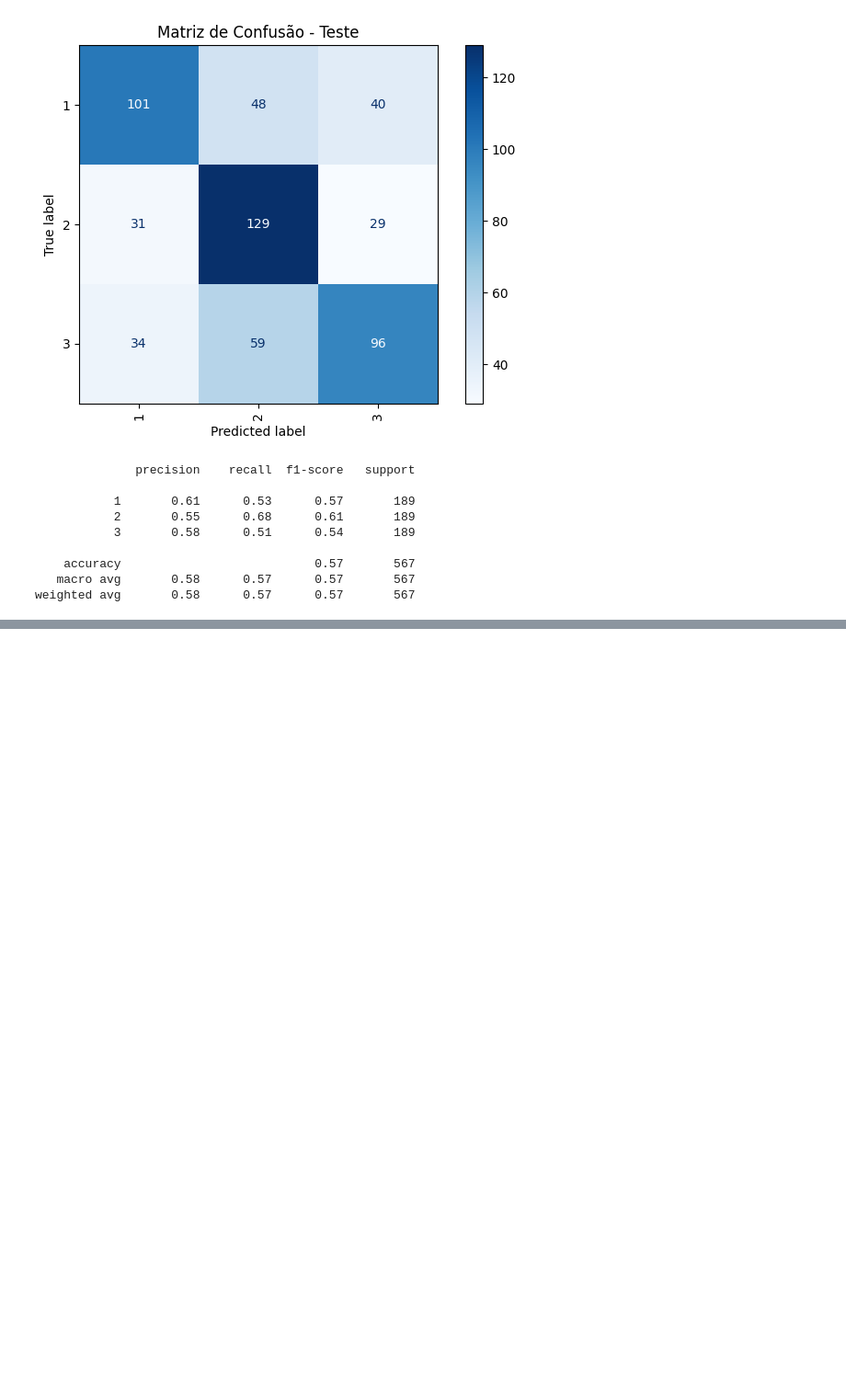
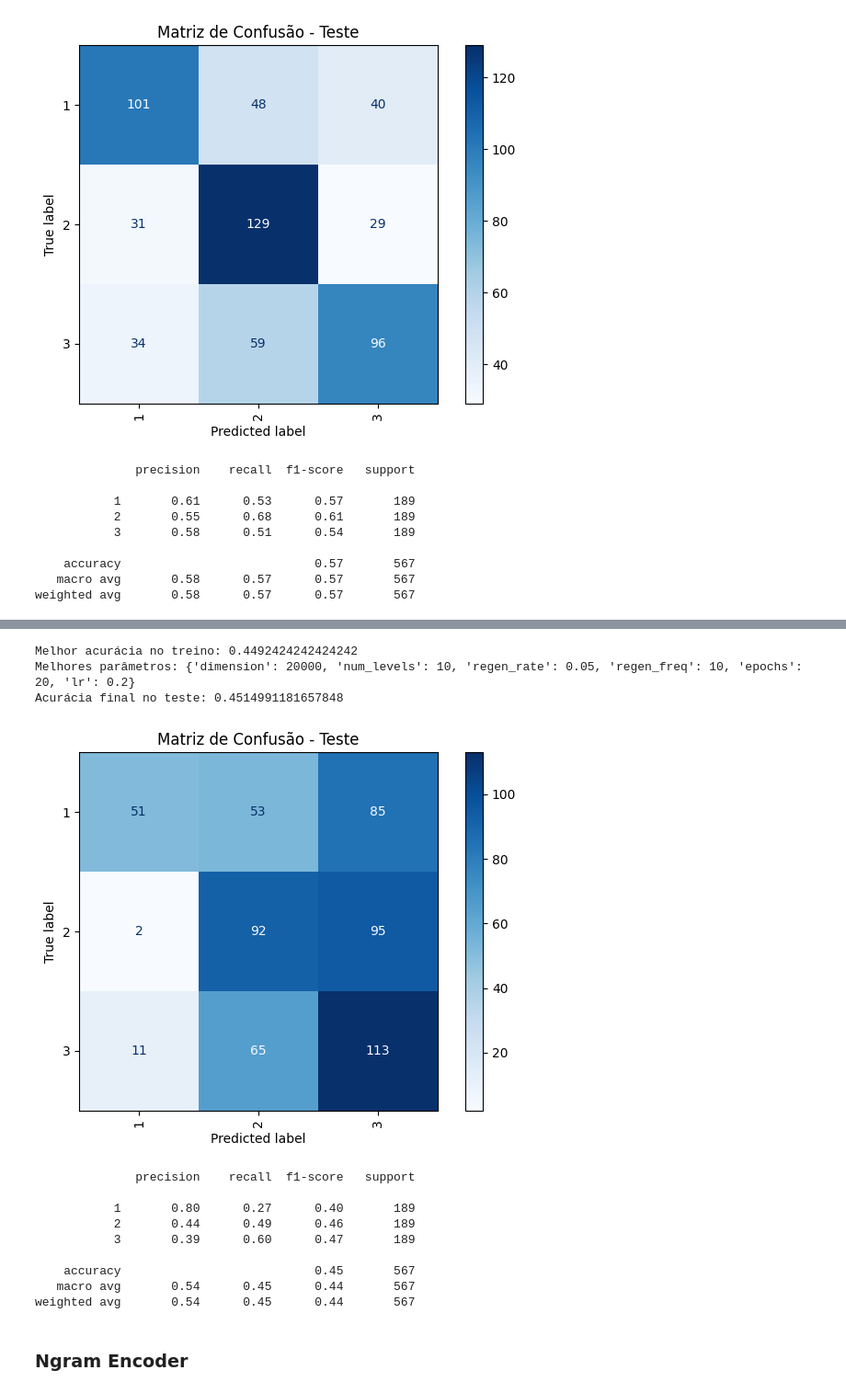
Before and after one commit to Camila-Ferr/Wizard_Green_AI, a Jupyter notebook: notebooks/Dataset2.ipynb, the cells around one changed output, grey strips where cells are left out. Shown: that part at 92% size. Cells and saved outputs as stored; diff of their text form; code cells hidden in the pictures; blank space fills up the shorter version.

```diff
--- a/notebooks/Dataset2.ipynb
+++ b/notebooks/Dataset2.ipynb
@@ -313,0 +378,18 @@ weighted avg       0.58      0.57      0.57       567
+# %%
+with torch.no_grad():
+    X_train_tensor_1 = torch.tensor(X_train_df.values, dtype=torch.float32).to(device)
+    X_test_tensor_1 = torch.tensor(X_test_df.values, dtype=torch.float32).to(device)
+
+    X_train_hv_1 = MAPTensor(encoder_1(X_train_tensor_1)).float()
+    X_test_hv_1 = MAPTensor(encoder_1(X_test_tensor_1)).float()
+
+# Executa busca pelos melhores hiperparâmetros
+best_model, best_params, best_acc = NeuralHD.grid_search_encoded(
+    X_train_hv=X_train_hv_1,
+    y_train=torch.tensor(y_train, dtype=torch.long).to(device),
+    n_features=X_train_df.shape[1],
+    n_classes=len(np.unique(y_train)),
+    device=device,
+    param_grid=param_grid,
+    max_trials=20
+)
@@ -313,0 +410,32 @@ weighted avg       0.58      0.57      0.57       567
+# %%
+from sklearn.metrics import accuracy_score
+
+y_test_pred = best_model.predict(X_test_hv_1)
+
+final_test_acc = accuracy_score(y_test_pred.cpu(), torch.tensor(y_test).cpu())
+print("Melhor acurácia no treino:", best_acc)
+print("Melhores parâmetros:", best_params)
+print("Acurácia final no teste:", final_test_acc)
+
+
+y_test_np = torch.tensor(y_test).cpu().numpy()
+y_test_pred_np = y_test_pred.cpu().numpy()
+
+plot_confusion_matrix(y_test_np, y_test_pred_np, le_y, maior=False, title="Matriz de Confusão - Teste")
+classification_metrics(y_test_np, y_test_pred_np, le_y)
+# %% [output]
+Melhor acurácia no treino: 0.4492424242424242
+Melhores parâmetros: {'dimension': 20000, 'num_levels': 10, 'regen_rate': 0.05, 'regen_freq': 10, 'epochs': 20, 'lr': 0.2}
+Acurácia final no teste: 0.4514991181657848
+[figure, added]
+              precision    recall  f1-score   support
+
+           1       0.80      0.27      0.40       189
+           2       0.44      0.49      0.46       189
+           3       0.39      0.60      0.47       189
+
+    accuracy                           0.45       567
+   macro avg       0.54      0.45      0.44       567
+weighted avg       0.54      0.45      0.44       567
+# %% [markdown]
+### Ngram Encoder
```
Also changed, not shown: parts of 11 cells of this notebook, 4 other files.
